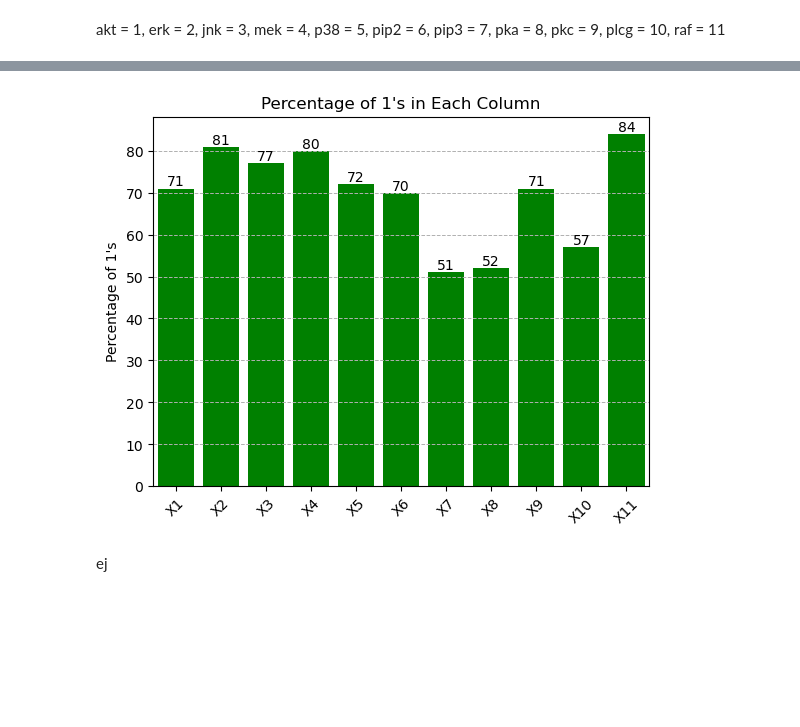
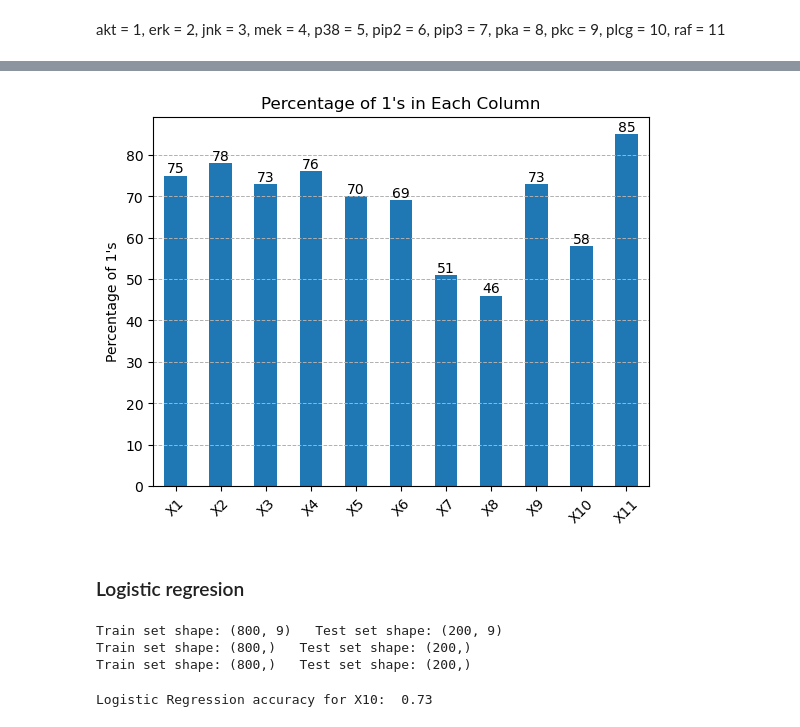
Before and after one commit to AblaZe42/MODCOM_PROJECT, a Jupyter notebook: august.ipynb, the cells around one changed output, grey strips where cells are left out. Saved outputs shown, nothing was run; the diff lists cells and outputs as text; code cells hidden in the pictures; blank space fills up the shorter version.

```diff
--- a/august.ipynb
+++ b/august.ipynb
@@ -153,20 +155,37 @@ def forward(alpha, n):
 # %%
 # Calculate the percentage of 1's for each column
 percentages = forward(0.5, 100).mean() * 100  # mean() calculates the proportion of 1s, multiplying by 100 gives the percentage
 
 # Plotting
 fig, ax = plt.subplots()
 percentages.plot(kind='bar', ax=ax)
 ax.bar_label(ax.containers[0])
 ax.set_ylabel('Percentage of 1\'s')
 ax.set_title('Percentage of 1\'s in Each Column')
 plt.xticks(rotation=45)  # Rotate labels to make them readable
 plt.grid(axis='y', linestyle='--', linewidth=0.7)  # Add gridlines for better readability
-#make plot red
-plt.bar(percentages.index, percentages, color='green')
-
 plt.show()
 # %% [output]
-[figure, old version]
+[figure, new version]
-# %% [markdown]
-ej
+# %% [markdown]
+### Logistic regresion
+# %%
+df_sim_data = forward(0.5, 1000)
+y_10 = df_sim_data.pop('X10')
+y_11 = df_sim_data.pop('X11')
+
+
+# Split the dataframe into train and test sets
+x_train, x_test = train_test_split(df_sim_data, test_size=0.2, random_state=42)
+y_10_train, y_10_test = train_test_split(y_10, test_size=0.2, random_state=42)
+y_11_train, y_11_test = train_test_split(y_11, test_size=0.2, random_state=42)
+
+
+# Print the shapes of the train and test sets
+print("Train set shape:", x_train.shape, "  Test set shape:", x_test.shape)
+print("Train set shape:", y_10_train.shape, "  Test set shape:", y_10_test.shape)
+print("Train set shape:", y_11_train.shape, "  Test set shape:", y_11_test.shape)
+# %% [output]
+Train set shape: (800, 9)   Test set shape: (200, 9)
+Train set shape: (800,)   Test set shape: (200,)
+Train set shape: (800,)   Test set shape: (200,)
@@ -172,0 +195,6 @@ ej
+# %%
+log_reg_y_10 = log.fit(x_train, y_10_train)
+pred_log_reg_y_10 = log_reg_y_10.predict(x_test)
+print("Logistic Regression accuracy for X10: ", log_reg_y_10.score(x_test, y_10_test))
+# %% [output]
+Logistic Regression accuracy for X10:  0.73
```
Also changed, not shown: parts of 5 cells of this notebook.
